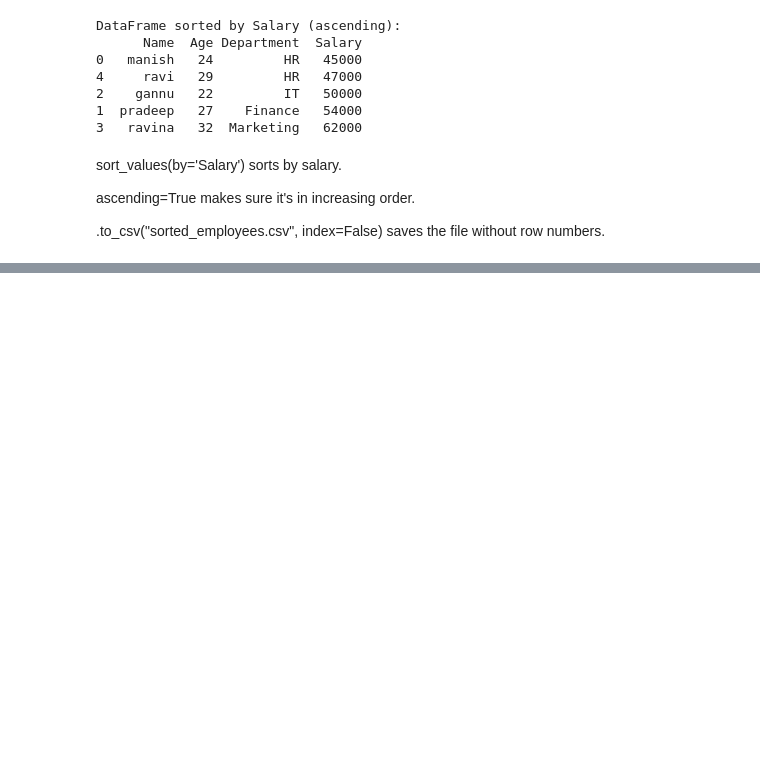
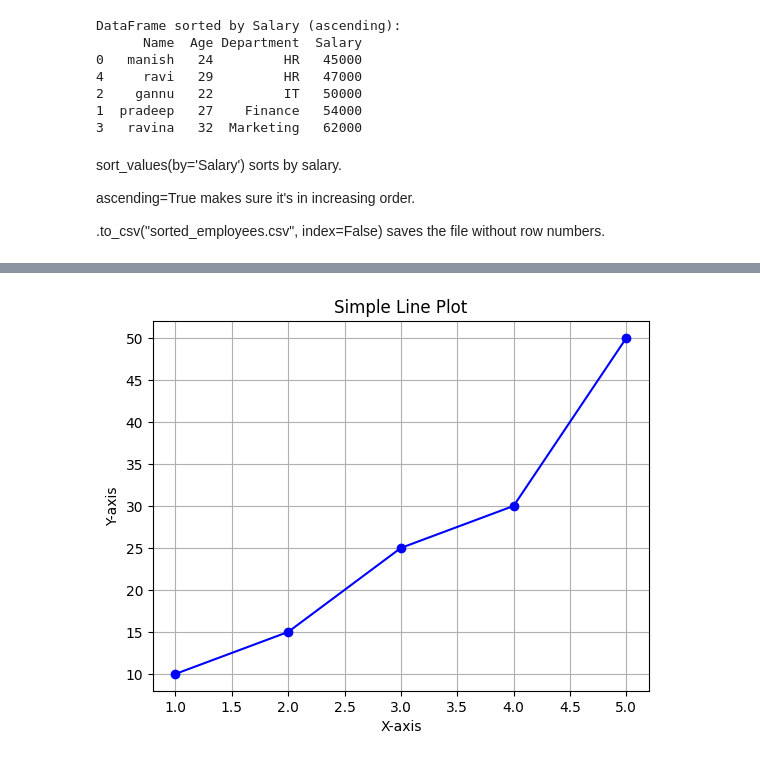
Before and after one commit to GhanshyamRegar/Employee-Management-System, a Jupyter notebook: Untitled21.ipynb, the cells around one changed output, grey strips where cells are left out. Drawn from its saved outputs; the diff is of its cells as text; code cells hidden in the pictures; blank space fills up the shorter version.

```diff
--- a/Untitled21.ipynb
+++ b/Untitled21.ipynb
@@ -255,0 +275,12 @@ ascending=True makes sure it's in increasing order.
+# %%
+x = [1, 2, 3, 4, 5]
+y = [10, 15, 25, 30, 50]
+
+plt.plot(x, y, marker='o', linestyle='-', color='blue')
+plt.title("Simple Line Plot")
+plt.xlabel("X-axis")
+plt.ylabel("Y-axis")
+plt.grid(True)
+plt.show()
+# %% [output]
+[figure, added]
```
Also changed, not shown: parts of 10 cells of this notebook.
